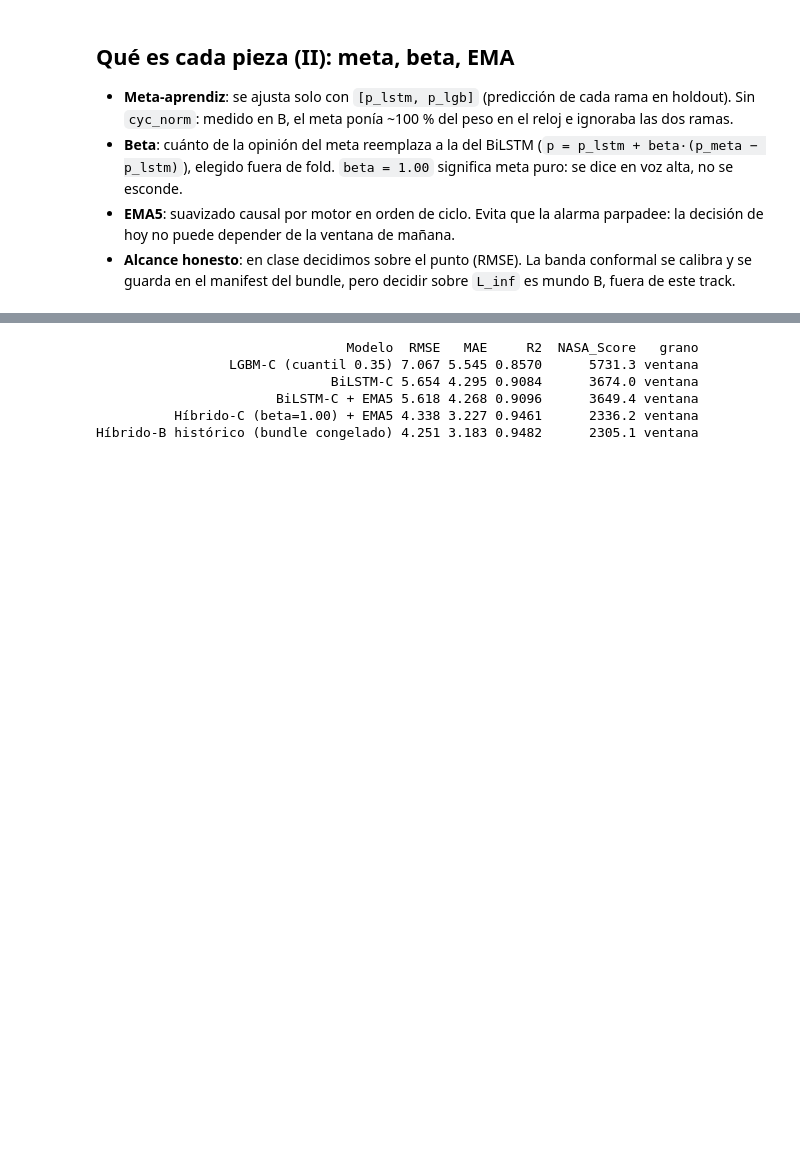
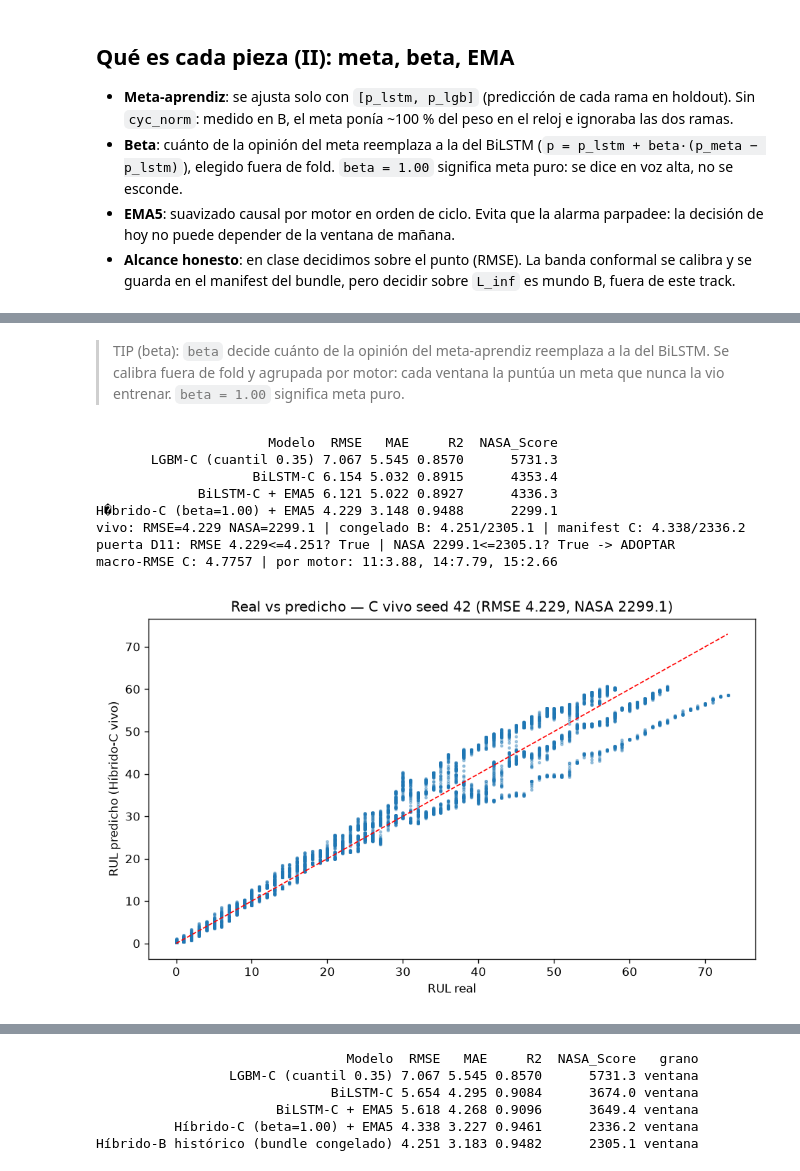
Before and after one commit to mikelrh-dev/nasa-rul-ds02, a Jupyter notebook: notebooks/05_ensemble_adaptado.ipynb, the cells around one changed output, grey strips where cells are left out. Drawn from its saved outputs; the diff is of its cells as text; code cells hidden in the pictures; blank space fills up the shorter version.

```diff
--- a/notebooks/05_ensemble_adaptado.ipynb
+++ b/notebooks/05_ensemble_adaptado.ipynb
@@ -28,0 +92,58 @@ Mismo protocolo que B sobre ventanas adaptadas (MAR T30 + ffill con medianas de
+# %% [markdown]
+> TIP (beta): `beta` decide cuánto de la opinión del meta-aprendiz reemplaza a
+> la del BiLSTM. Se calibra fuera de fold y agrupada por motor: cada ventana la
+> puntúa un meta que nunca la vio entrenar. `beta = 1.00` significa meta puro.
+# %%
+import os
+os.environ['TF_CPP_MIN_LOG_LEVEL'] = '3'
+os.environ['TF_ENABLE_ONEDNN_OPTS'] = '0'
+import warnings; warnings.filterwarnings('ignore')
+import sys; sys.path.insert(0, '..'); sys.path.insert(0, '../src')
+import numpy as np
+import pandas as pd
+import matplotlib
+matplotlib.use('Agg')
+import matplotlib.pyplot as plt
+from track_clase.dataset_clase import OP_COLS
+from ds02_rul import HybridStackingEnsemble
+from ds02_rul.metrics import evaluate_predictions, macro_rmse
+from ds02_rul.smoothing import causal_ema_by_unit
+from ds02_rul.stacking import fit_meta_learners
+Z_hold = np.column_stack([out['p_lstm_hold'], out['p_lgb_hold']])
+ridge_meta, lgb_meta = fit_meta_learners(
+    Z_hold, out['dev']['y'][out['hold_idx']], seed=42)
+ensemble = HybridStackingEnsemble(
+    bilstm_model=out['bilstm'], lgb_standalone=out['lgbm'],
+    ridge_meta=ridge_meta, lgb_meta=lgb_meta,
+    residualizer=out['prep']['residualizer'],
+    scaler=out['prep']['scaler'], scaler_w=out['prep']['scaler_w'],
+    n_op=len(OP_COLS), window_size=50, beta=beta, ema_span=5)
+p_ens = ensemble.predict(test['X_raw'], cycles_te, units_te)
+p_lstm_ema = causal_ema_by_unit(out['p_lstm_test'], units_te, cycles_te, span=5)
+rows = [
+    evaluate_predictions(test['y'], out['p_lgb_test'], 'LGBM-C (cuantil 0.35)'),
+    evaluate_predictions(test['y'], out['p_lstm_test'], 'BiLSTM-C'),
+    evaluate_predictions(test['y'], p_lstm_ema, 'BiLSTM-C + EMA5'),
+    evaluate_predictions(test['y'], p_ens, 'Hibrido-C (beta=%.2f) + EMA5' % beta),
+]
+macro = macro_rmse(test['y'], p_ens, units_te)
+fig, ax = plt.subplots(figsize=(8, 5))
+ax.scatter(test['y'], p_ens, s=4, alpha=0.35)
+lims = [float(test['y'].min()), float(test['y'].max())]
+ax.plot(lims, lims, 'r--', lw=1)
+ax.set_xlabel('RUL real'); ax.set_ylabel('RUL predicho (Hibrido-C vivo)')
+fig.tight_layout()
+fig.savefig('../resultados/real_vs_predicho_bundle_c.png', dpi=120)
+plt.close(fig)
+from IPython.display import Image, display
+display(Image('../resultados/real_vs_predicho_bundle_c.png'))
+# %% [output]
+                      Modelo  RMSE   MAE     R2  NASA_Score
+       LGBM-C (cuantil 0.35) 7.067 5.545 0.8570      5731.3
+                    BiLSTM-C 6.154 5.032 0.8915      4353.4
+             BiLSTM-C + EMA5 6.121 5.022 0.8927      4336.3
+H�brido-C (beta=1.00) + EMA5 4.229 3.148 0.9488      2299.1
+vivo: RMSE=4.229 NASA=2299.1 | congelado B: 4.251/2305.1 | manifest C: 4.338/2336.2
+puerta D11: RMSE 4.229<=4.251? True | NASA 2299.1<=2305.1? True -> ADOPTAR
+macro-RMSE C: 4.7757 | por motor: 11:3.88, 14:7.79, 15:2.66
+[figure, added]
```
Also changed, not shown: parts of 12 cells of this notebook, 4 other files.
